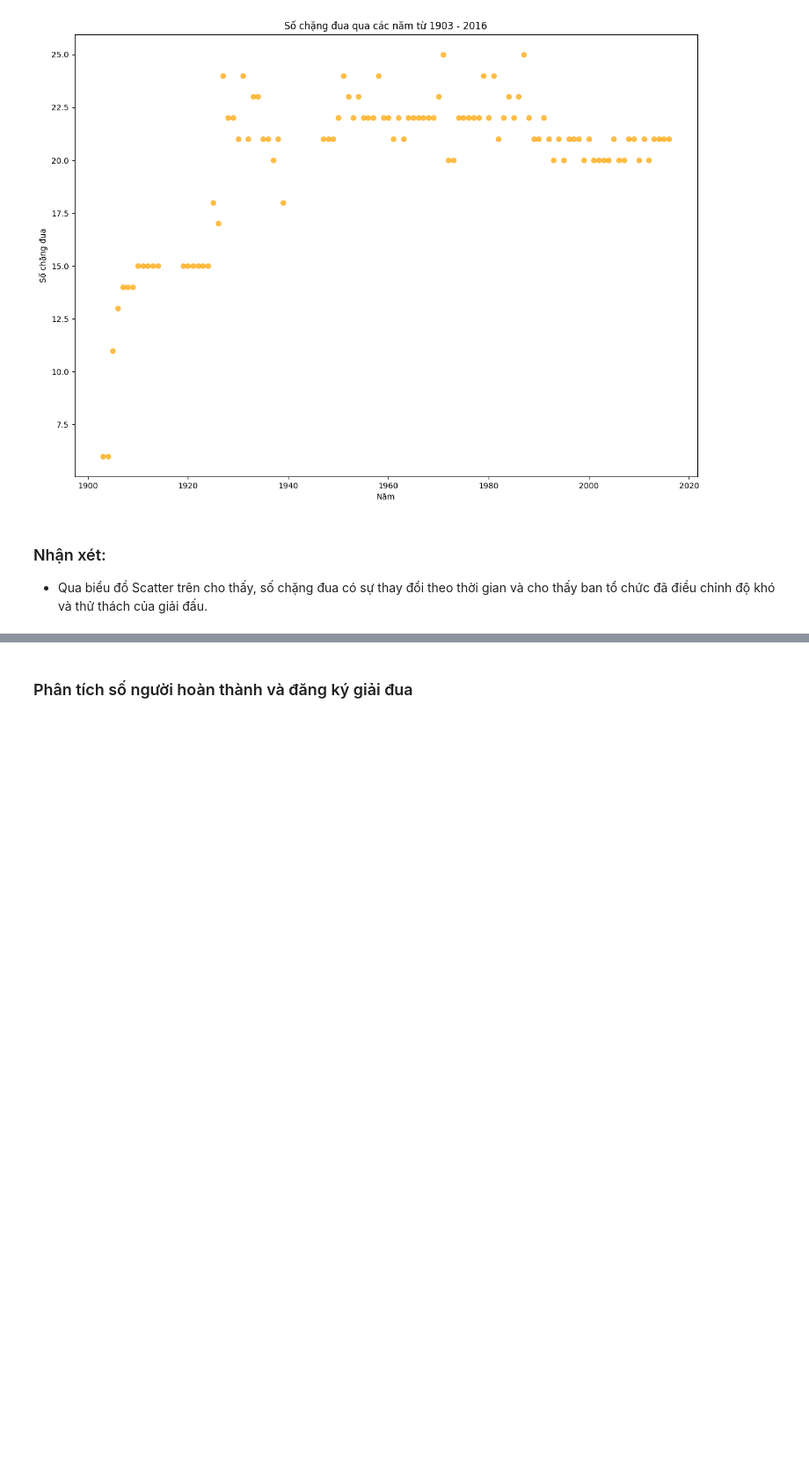
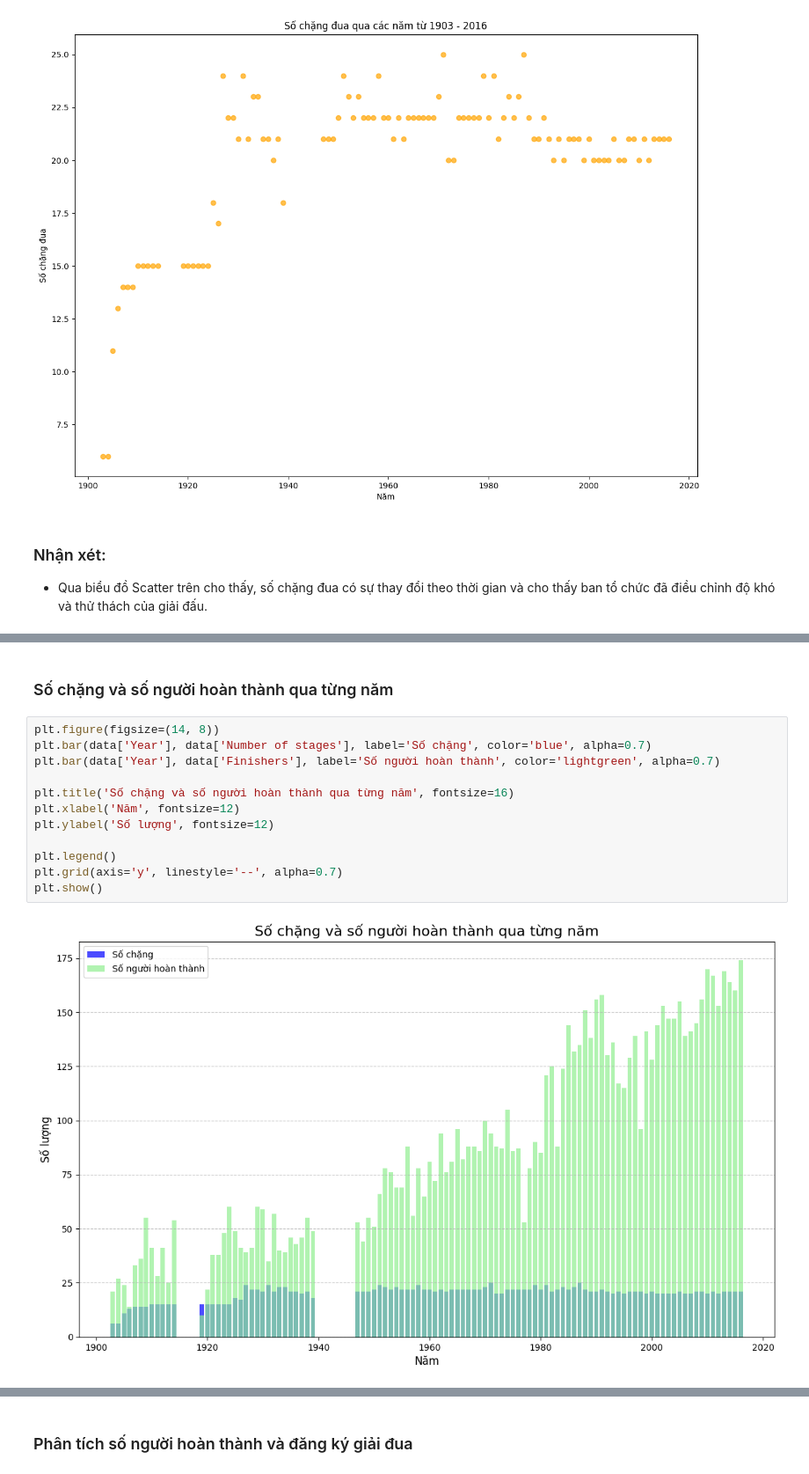
Before and after one commit to KhanhChinh12/TourDeFrance, a Jupyter notebook: tour_de_france.ipynb, the cells around one changed output, grey strips where cells are left out. Shown at 88% size. Cells and saved outputs as stored; diff of their text form; blank space fills up the shorter version.

```diff
--- a/tour_de_france.ipynb
+++ b/tour_de_france.ipynb
@@ -190,0 +136,16 @@ plt.show()
+# %% [markdown]
+### Số chặng và số người hoàn thành qua từng năm
+# %%
+plt.figure(figsize=(14, 8))
+plt.bar(data['Year'], data['Number of stages'], label='Số chặng', color='blue', alpha=0.7)
+plt.bar(data['Year'], data['Finishers'], label='Số người hoàn thành', color='lightgreen', alpha=0.7)
+
+plt.title('Số chặng và số người hoàn thành qua từng năm', fontsize=16)
+plt.xlabel('Năm', fontsize=12)
+plt.ylabel('Số lượng', fontsize=12)
+
+plt.legend()
+plt.grid(axis='y', linestyle='--', alpha=0.7)
+plt.show()
+# %% [output]
+[figure, added]
```
Also changed, not shown: parts of 11 cells of this notebook.
